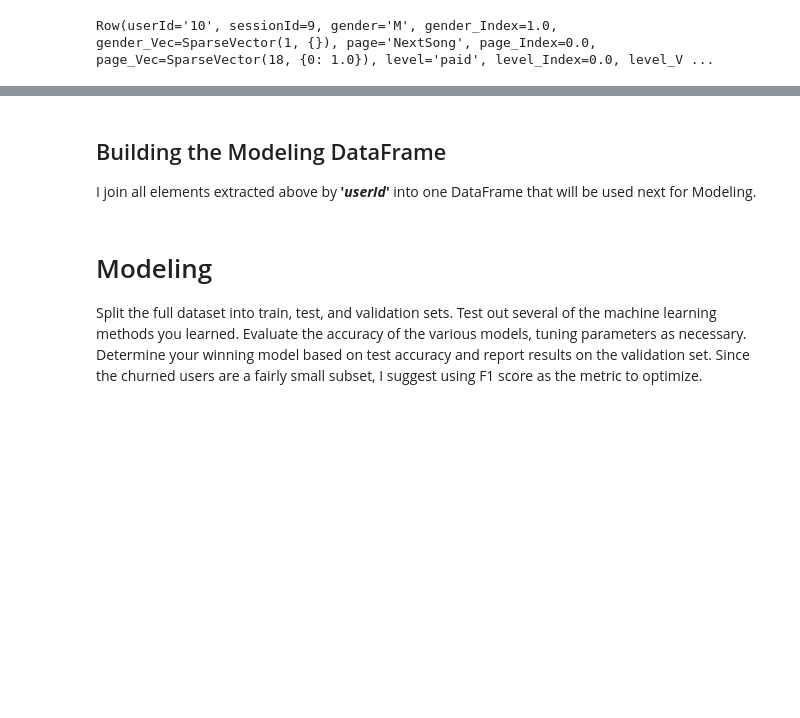
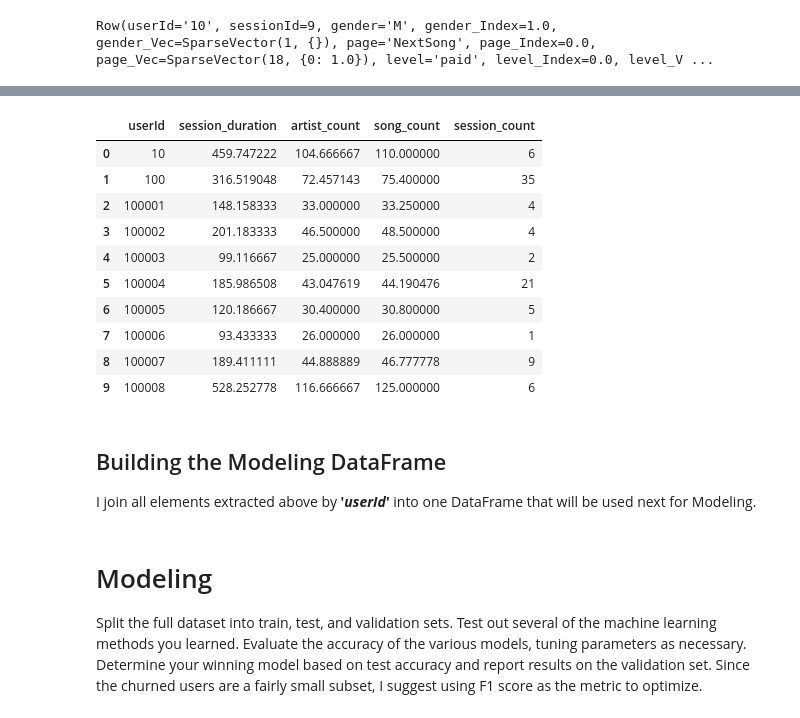
Before and after one commit to ChristopheBunn/Udacity-Data-Scientist-Nanodegree, a Jupyter notebook: Jupyter Notebooks/11 - Data Scientist Capstone/Sparkify_Bunn_v1.ipynb, the cells around one changed output, grey strips where cells are left out. Saved outputs shown, nothing was run; the diff lists cells and outputs as text; code cells hidden in the pictures; blank space fills up the shorter version.

```diff
--- a/Jupyter Notebooks/11 - Data Scientist Capstone/Sparkify_Bunn_v1.ipynb
+++ b/Jupyter Notebooks/11 - Data Scientist Capstone/Sparkify_Bunn_v1.ipynb
@@ -796,3 +811,23 @@ sparkify_cat_df.toPandas().head(10)
+# %%
+sparkify_num_df = sparkify_num_df.groupby('userId') \
+                                   .agg(Fmean(sparkify_num_df.session_duration).alias('session_duration'), \
+                                        Fmean(sparkify_num_df.artist_count).alias('artist_count'), \
+                                        Fmean(sparkify_num_df.song_count).alias('song_count'), \
+                                        count(sparkify_num_df.sessionId).alias('session_count')) \
+                                   .sort('userId')
+sparkify_num_df.toPandas().head(10)
+# %% [output]
+|  | userId | session_duration | artist_count | song_count | session_count |
+| 0 | 10 | 459.747222 | 104.666667 | 110.000000 | 6 |
+| 1 | 100 | 316.519048 | 72.457143 | 75.400000 | 35 |
+| 2 | 100001 | 148.158333 | 33.000000 | 33.250000 | 4 |
+| 3 | 100002 | 201.183333 | 46.500000 | 48.500000 | 4 |
+| 4 | 100003 | 99.116667 | 25.000000 | 25.500000 | 2 |
+| 5 | 100004 | 185.986508 | 43.047619 | 44.190476 | 21 |
+| 6 | 100005 | 120.186667 | 30.400000 | 30.800000 | 5 |
+| 7 | 100006 | 93.433333 | 26.000000 | 26.000000 | 1 |
+| 8 | 100007 | 189.411111 | 44.888889 | 46.777778 | 9 |
+| 9 | 100008 | 528.252778 | 116.666667 | 125.000000 | 6 |
 # %% [markdown]
 ## Building the Modeling DataFrame ##
 I join all elements extracted above by **'*userId*'** into one DataFrame that will be used next for Modeling.
```
Also changed, not shown: parts of 9 cells of this notebook.
